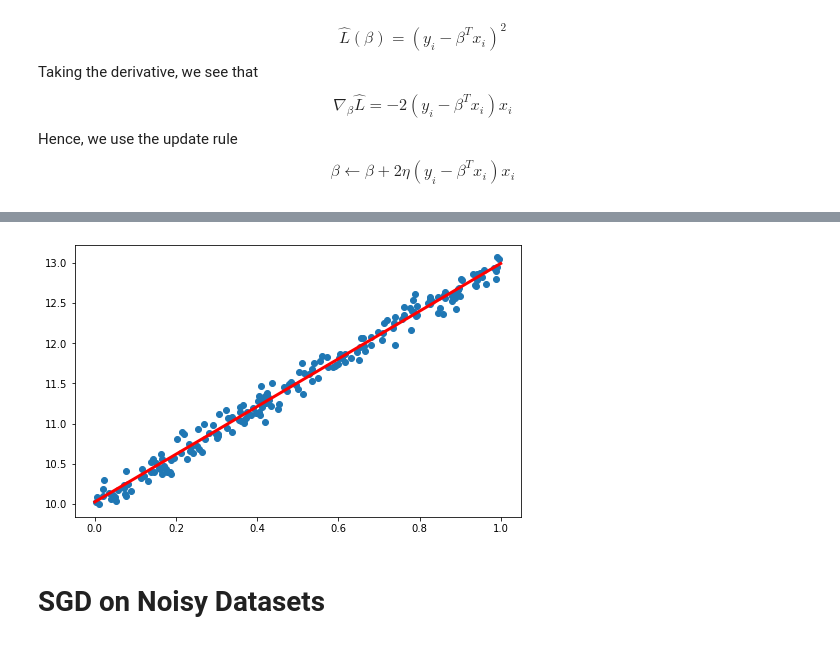
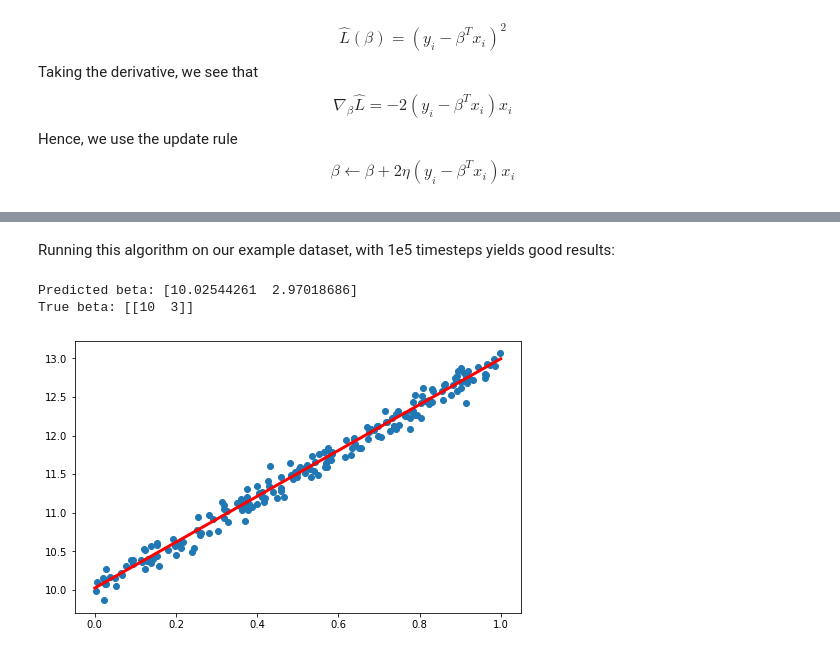
Before and after one commit to luk27182/ML-Explainers, a Jupyter notebook: SGD for Linear Regression.ipynb, the cells around one changed output, grey strips where cells are left out. Drawn from its saved outputs; the diff is of its cells as text; code cells hidden in the pictures.

```diff
--- a/SGD for Linear Regression.ipynb
+++ b/SGD for Linear Regression.ipynb
@@ -48,29 +48,20 @@ $$\nabla_\beta \hat{L} = -2(y_i-\beta^Tx_i)x_i$$
 Hence, we use the update rule
 $$\beta \leftarrow \beta+2\eta(y_i-\beta^Tx_i)x_i$$
 # %%
-beta = np.zeros(X_const.shape[1]) # First, we initialize beta to 0. An arbitrary choice
+def SGD(X, y, time_steps):
+    beta = np.zeros(X.shape[1]) # We initialize beta
+
+    for t in tqdm(np.arange(1,time_steps+1)):
+        index = np.random.randint(0,X.shape[0]) # Select a random index
+
+        x = X[index]
+        y_true = y[index]
+        y_hat = np.transpose(beta)@x # Our prediction is y_i = beta^T x_i
 
 
-loss_values = [] # We will plot the loss at each time step for a visualization later
+        eta = 1/math.sqrt(t) # Define the learning rate as 1/sqrt(t)
+        g = -2*(y_true-y_hat)*x # Use our formula for the gradient, as derived earlier
 
-time_steps = 1e3
+        beta -= eta*g # Update beta according to our update rule
 
-for t in tqdm(np.arange(1,time_steps)):
-    index = np.random.randint(0,X.shape[0]) # Select a random index
-
-    x = X[index]
-    y_true = y[index]
-
-    y_hat = np.transpose(beta)@x # Our prediction is y_i = beta^T x_i
-
-    loss_values.append((y_true-y_hat)**2) # Append the squared error for our visualization
-
-    eta = 1/math.sqrt(t) # Define the learning rate as 1/sqrt(t)
-    g = -2*(y_true-y_hat)*x # Use our formula for the gradient, as derived earlier
-
-    beta -= eta*g # Update beta according to our update rule
-
-print("Predicted beta:", beta)
-plt.figure(figsize=(8,5))
-plt.plot(np.arange(1,time_steps), loss_values)
-plt.show()
+    return beta
@@ -80,11 +68,19 @@ Predicted beta: [10.02389334  2.97128804]
+# %% [markdown]
+Running this algorithm on our example dataset, with 1e5 timesteps yields good results:
+# %%
+beta_hat = SGD(X,y,1e5)
+
+print("Predicted beta:", beta_hat)
+print("True beta:", beta_true)
+# %% [output]
+Predicted beta: [10.02544261  2.97018686]
+True beta: [[10  3]]
 # %%
 plt.figure(figsize=(8,5))
 plt.scatter(X[:, 1],y)
 
 domain = np.arange(np.max(X[:, 1])+0.1, step=0.1)
-plt.plot(domain, beta[0]+beta[1]*domain, color="red", linewidth=3)
+plt.plot(domain, beta_hat[0]+beta_hat[1]*domain, color="red", linewidth=3)
 plt.show()
 # %% [output]
-[figure, old version]
+[figure, new version]
-# %% [markdown]
-# SGD on Noisy Datasets
```
Also changed, not shown: parts of 12 cells of this notebook.
